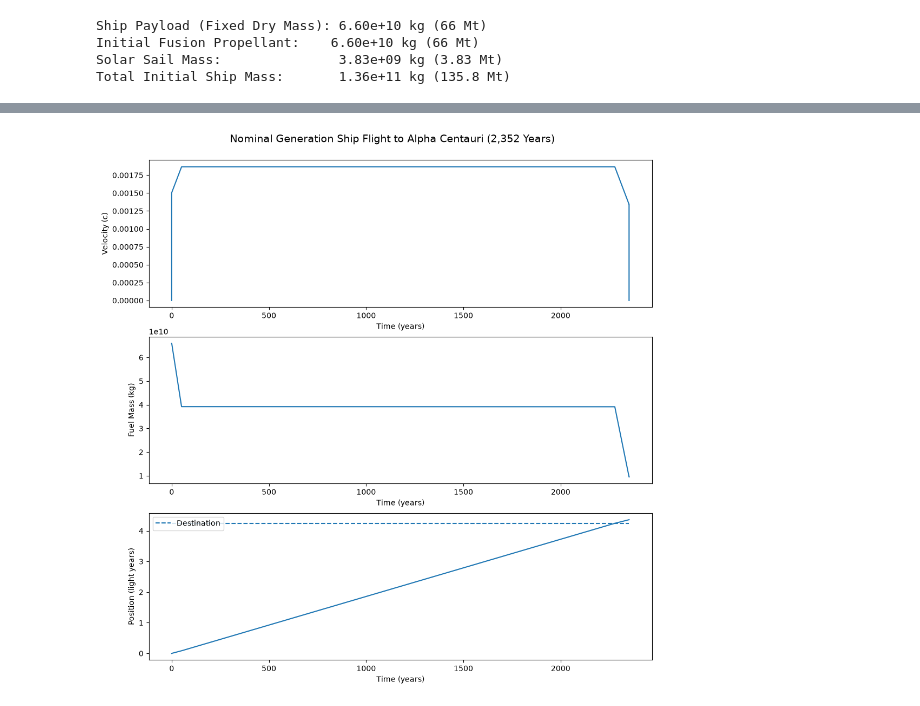
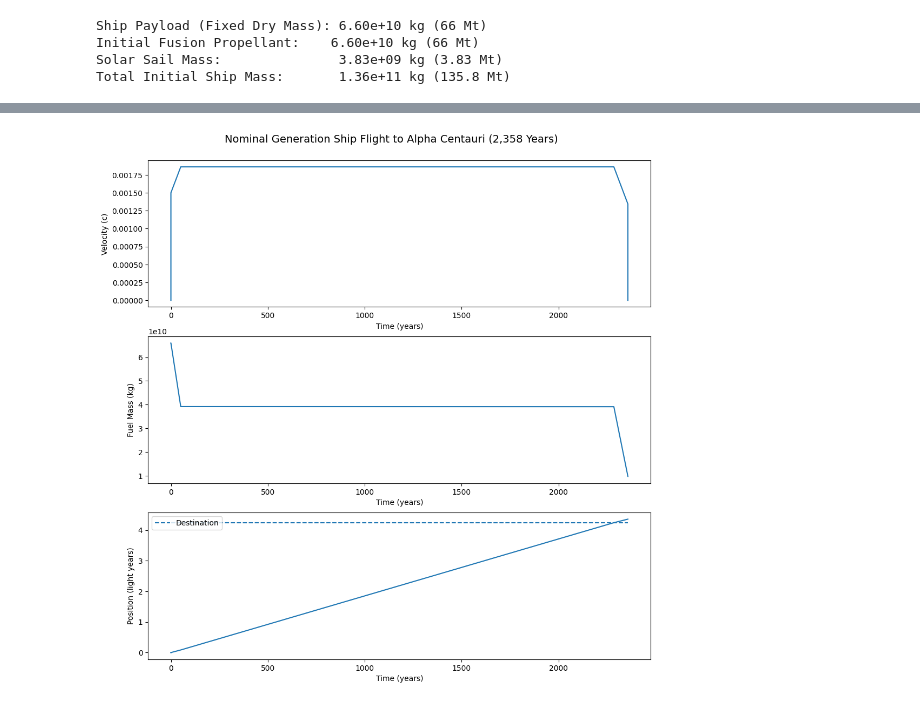
Before and after one commit to QEDan/interstellar_mission_planning, a Jupyter notebook: notebooks/Inertia_Ship.ipynb, the cells around one changed output, grey strips where cells are left out. Saved outputs shown, nothing was run; the diff lists cells and outputs as text; code cells hidden in the pictures.

```diff
--- a/notebooks/Inertia_Ship.ipynb
+++ b/notebooks/Inertia_Ship.ipynb
@@ -187,9 +187,9 @@ year 2351.9 - Finished sailing. velocity 0.0 m/s. Traveling at 0.0% of maximum s
 # %%
 fig1 = ss.plot_history(show_destination=True)
-fig1.suptitle('Nominal Generation Ship Flight to Alpha Centauri (2,352 Years)', fontsize=14, y=0.92)
+fig1.suptitle('Nominal Generation Ship Flight to Alpha Centauri (2,358 Years)', fontsize=14, y=0.92)
 plt.show()
 # %% [output]
-[figure, old version]
+[figure, new version]
 # %% [markdown]
 ---
 ## Mission Scenario 2: The Dilemma — The Naive Fusion Abort
```
Also changed, not shown: parts of 10 cells of this notebook, 1 other file.
